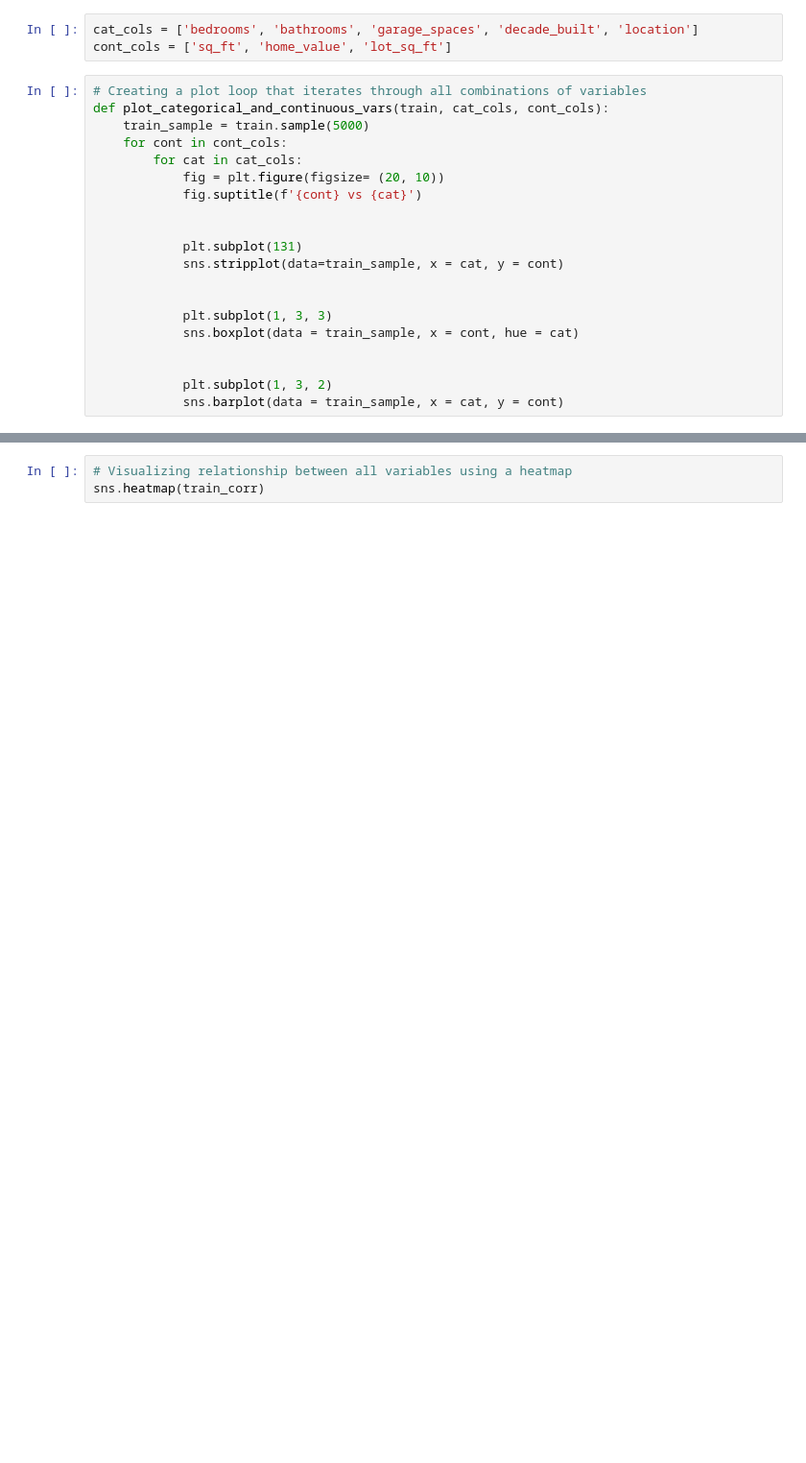
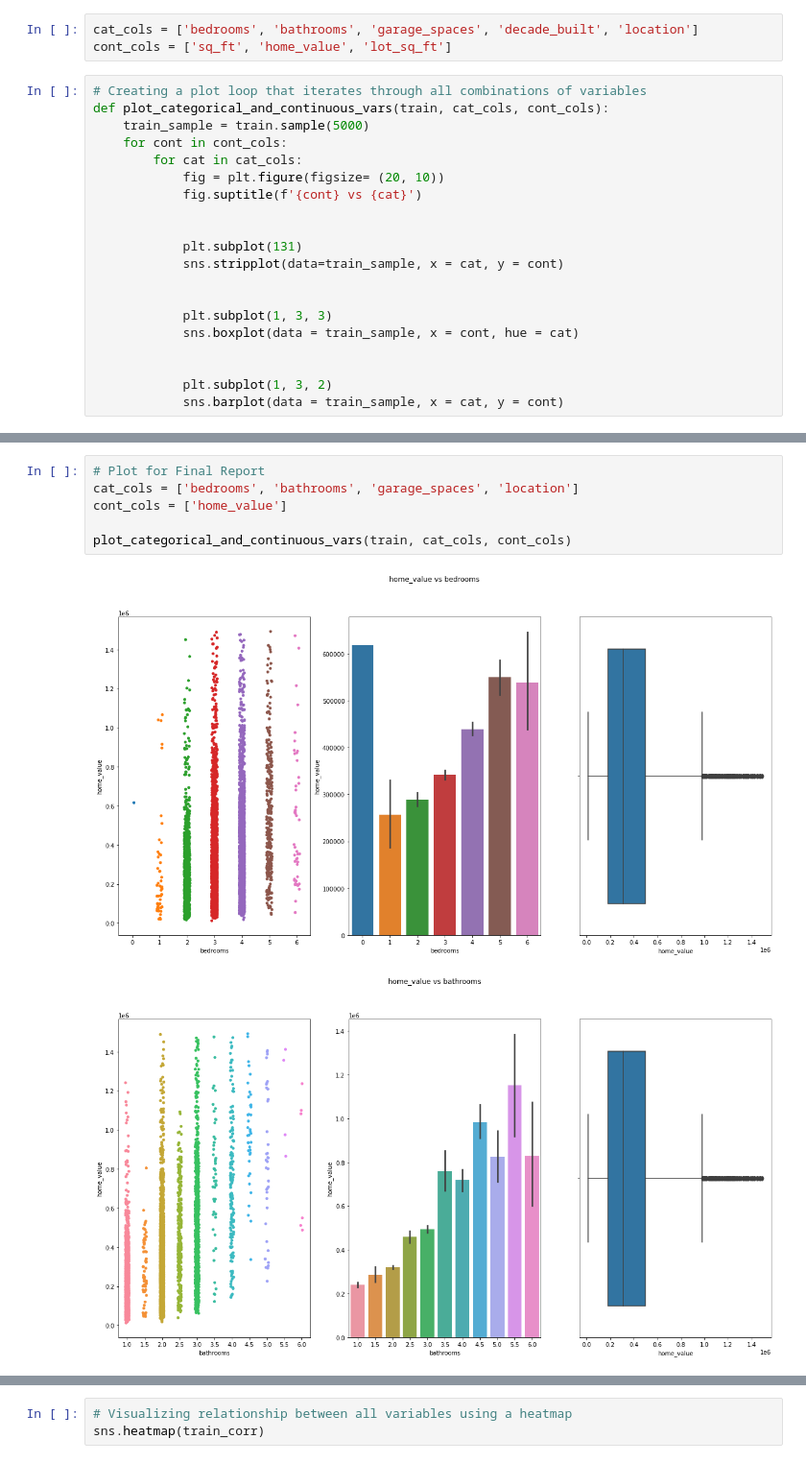
Before and after one commit to SchneemannDavid/regression_project, a Jupyter notebook: working_notebook.ipynb, the cells around one changed output, grey strips where cells are left out. Shown: that part at 96% size. Drawn from its saved outputs; the diff is of its cells as text; blank space fills up the shorter version.

Commit message:
finishing up Final Report, finalizing pys

```diff
--- a/working_notebook.ipynb
+++ b/working_notebook.ipynb
@@ -892 +877,10 @@ plot_categorical_and_continuous_vars(train, cat_cols, cont_cols)
 ... (3 outputs left out)
+# %%
+# Plot for Final Report
+cat_cols = ['bedrooms', 'bathrooms', 'garage_spaces', 'location']
+cont_cols = ['home_value']
+
+plot_categorical_and_continuous_vars(train, cat_cols, cont_cols)
+# %% [output]
+[figure, added]
+[figure, added]
```
Also changed, not shown: parts of 112 cells of this notebook, 4 other files.
